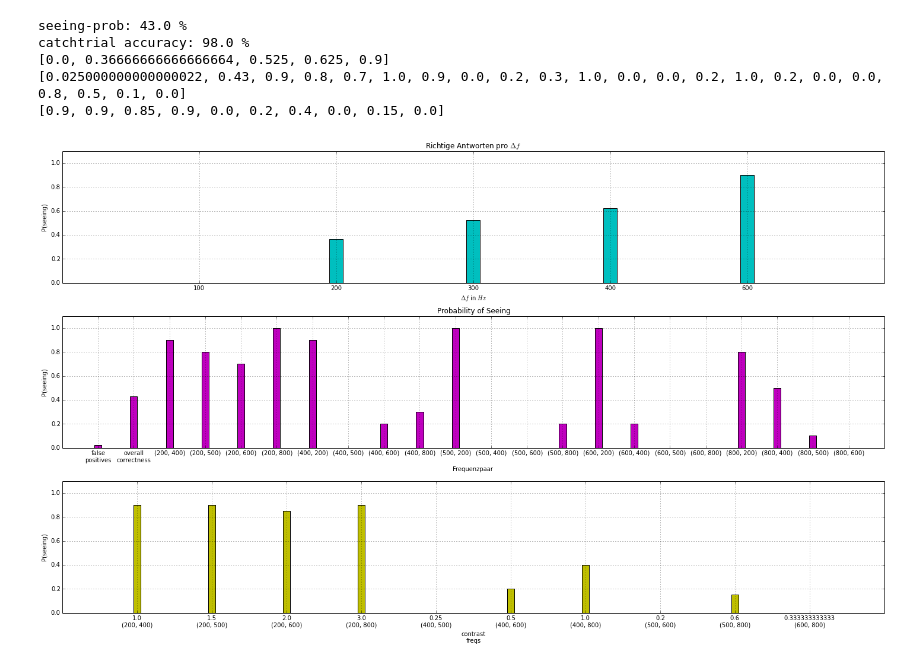
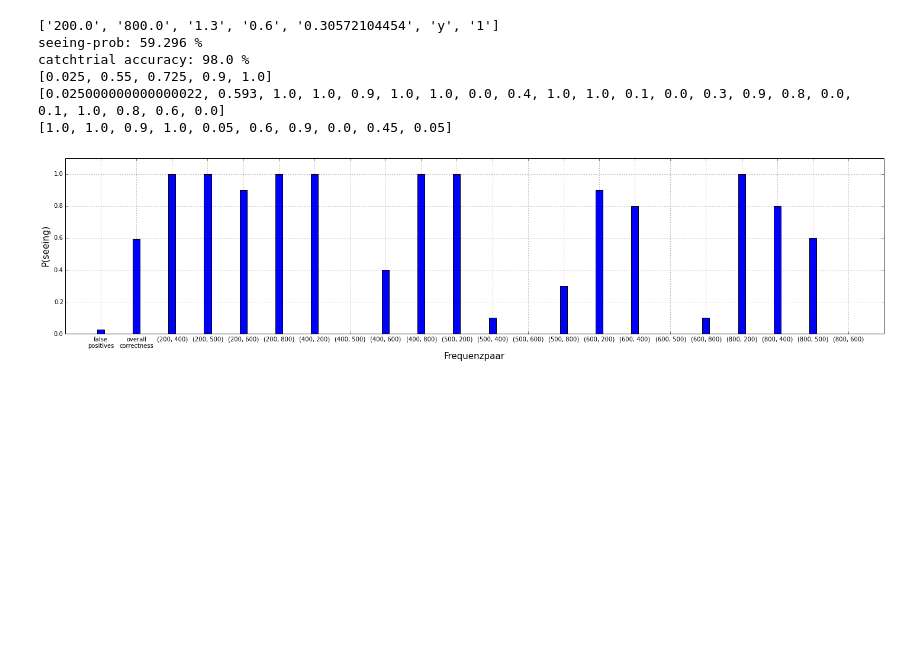
Before and after one commit to wachtlerlab/RWeiss, a Jupyter notebook: Auswertung_subplots.ipynb, the cells around one changed output. Drawn from its saved outputs; the diff is of its cells as text; code cells hidden in the pictures; blank space fills up the shorter version.

Commit message:
auswertung plots

```diff
--- a/Auswertung_subplots.ipynb
+++ b/Auswertung_subplots.ipynb
@@ -5,7 +5,7 @@ from operator import add
 
 #Dateiliste erstellen
 files = []
-for filename in glob.glob('/home/weiss/data/R*.csv'):
+for filename in glob.glob('/home/weiss/data/TW*.csv'):
     files.append(filename)
 
 #read files
@@ -64,7 +64,21 @@ print 'seeing-prob:', round(100.*seen/trials, 3), '%'
 print 'catchtrial accuracy:', round(100.*catchseen/catchtrials), '%'
 
 
-f, p = plt.subplots(3, figsize=(20,12))
+f, p = plt.subplots(1, figsize=(20,5))
+
+p.bar(range(len(d_all)), [float(d_all[key][1])/d_all[key][0] for key in sorted(d_all)], align='center', width=.2)
+p.set_xticks(range(len(d_all)))
+p.set_xticklabels(sorted(d_all))
+p.set_ylim(0, 1.1)
+p.set_xlim(-1, 22)
+p.grid()
+#p.set_title('Probability of Seeing', fontsize=15)
+p.set_xlabel('Frequenzpaar', fontsize=15)
+p.set_ylabel('P(seeing)', fontsize=15)
+
+#plt.savefig('/home/weiss/Downloads/finalTW.pdf')
+
+'''
 p[0].bar(range(len(d_delta)), [float(d_delta[key][1])/d_delta[key][0] for key in sorted(d_delta)], align='center', width=0.1, color='c')
 p[0].set_xticks(range(len(d_delta)))
 p[0].set_xticklabels(sorted(d_delta))
@@ -86,36 +100,37 @@ p[1].set_xlabel('Frequenzpaar')
 p[1].set_ylabel('P(seeing)')
 
 
 contrastsum = []
 for key in sorted(d_freqs):
     if key[0]<key[1]:
         contrastsum.append(map(add, d_freqs[key], d_freqs[tuple(reversed(key))]))
 
 contrasts = [float(fr[1])/fr[0]-1 for fr in sorted(d_freqs) if fr[0]<fr[1]]
 contrastticks = []
 i = 0
 for key in sorted(d_freqs):
     if key[0]<key[1]:
         contrasts[i] = str(contrasts[i])+'\n'+str((key[0],key[1]))
         i += 1
 p[2].bar(range(len(contrasts)), [(float(item[1])/item[0]) for item in contrastsum], align='center', width=.1, color='y')
 p[2].set_xticks(range(len(contrasts)))
 p[2].set_xticklabels(contrasts)
 p[2].grid()
 p[2].set_ylim(0, 1.1)
 p[2].set_xlim(-1, 10)
 p[2].set_xlabel('contrast\nfreqs')
 p[2].set_ylabel('P(seeing)')
-
+'''
 f.tight_layout()
 
 print [float(d_delta[key][1])/d_delta[key][0] for key in sorted(d_delta)]
 print [float(d_all[key][1])/d_all[key][0] for key in sorted(d_all)]
 print [(float(item[1])/item[0]) for item in contrastsum]
 # %% [output]
-seeing-prob: 43.0 %
+['200.0', '800.0', '1.3', '0.6', '0.30572104454', 'y', '1']
+seeing-prob: 59.296 %
 catchtrial accuracy: 98.0 %
-[0.0, 0.36666666666666664, 0.525, 0.625, 0.9]
-[0.025000000000000022, 0.43, 0.9, 0.8, 0.7, 1.0, 0.9, 0.0, 0.2, 0.3, 1.0, 0.0, 0.0, 0.2, 1.0, 0.2, 0.0, 0.0, 0.8, 0.5, 0.1, 0.0]
-[0.9, 0.9, 0.85, 0.9, 0.0, 0.2, 0.4, 0.0, 0.15, 0.0]
+[0.025, 0.55, 0.725, 0.9, 1.0]
+[0.025000000000000022, 0.593, 1.0, 1.0, 0.9, 1.0, 1.0, 0.0, 0.4, 1.0, 1.0, 0.1, 0.0, 0.3, 0.9, 0.8, 0.0, 0.1, 1.0, 0.8, 0.6, 0.0]
+[1.0, 1.0, 0.9, 1.0, 0.05, 0.6, 0.9, 0.0, 0.45, 0.05]
-[figure, old version]
+[figure, new version]
```
Also changed, not shown: 6 other files.
